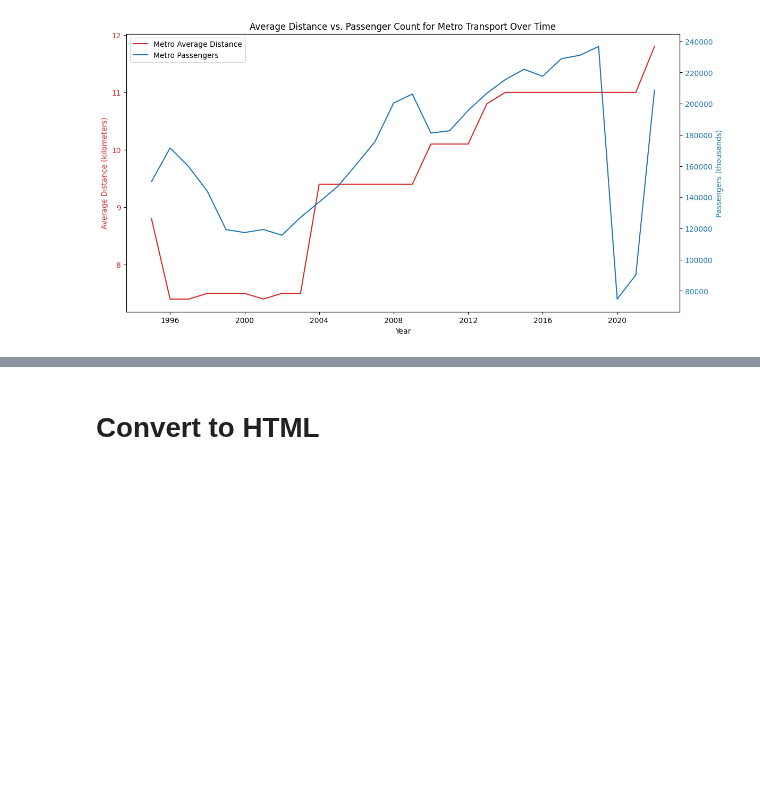
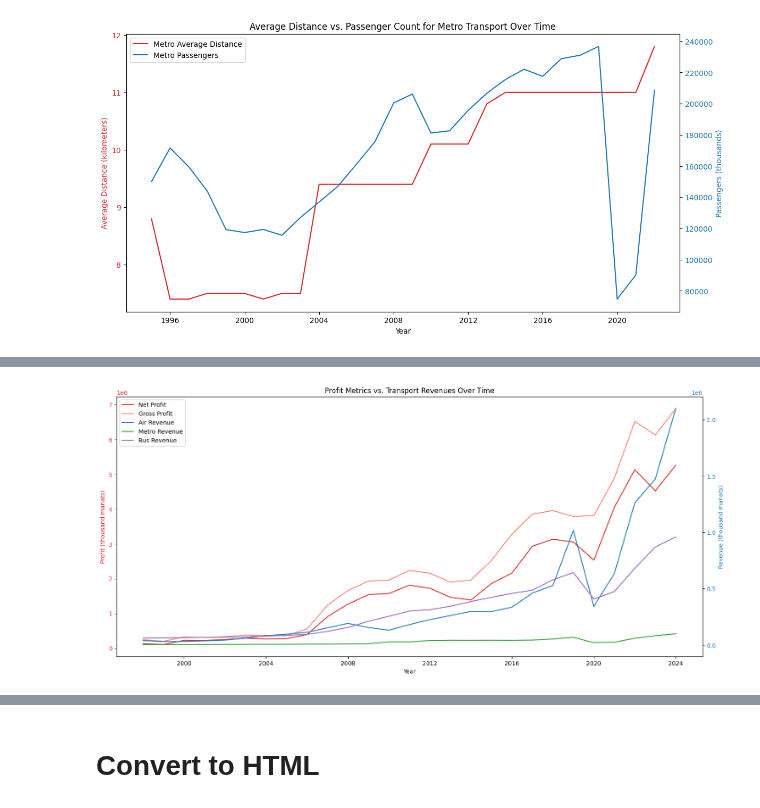
Before and after one commit to vugaer/OpenData.AZ-Analysis, a Jupyter notebook: analyze.ipynb, the cells around one changed output, grey strips where cells are left out. Drawn from its saved outputs; the diff is of its cells as text; code cells hidden in the pictures; blank space fills up the shorter version.

```diff
--- a/analyze.ipynb
+++ b/analyze.ipynb
@@ -614,3 +613,7 @@ for mode, cols in modes_to_plot.items():
 [figure]
 [figure]
 [figure]
+# %%
+df_profit_revenue = pd.merge(df1, df3, left_index=True, right_index=True, how='inner')
+df_profit_revenue = df_profit_revenue[['Net profit (current prices) (thousand manats)', 'Gross profit (current prices) (thousand manats)', 'Air', 'Metro', 'Bus']]
+df_profit_revenue.head()
@@ -616,0 +628,36 @@ for mode, cols in modes_to_plot.items():
+# %%
+fig, ax1 = plt.subplots(figsize=(15, 7))
+
+# Profit metrics on the first y-axis
+profit_cols_data = [
+    {'column': 'Net profit (current prices) (thousand manats)', 'label': 'Net Profit', 'color': 'tab:red'},
+    {'column': 'Gross profit (current prices) (thousand manats)', 'label': 'Gross Profit', 'color': 'salmon'}
+]
+ax1.set_xlabel('Year')
+ax1.set_ylabel('Profit (thousand manats)', color='tab:red')
+for item in profit_cols_data:
+    ax1.plot(df_profit_revenue.index, df_profit_revenue[item['column']], color=item['color'], label=item['label'])
+ax1.tick_params(axis='y', labelcolor='tab:red')
+
+# Transport revenues on the second y-axis
+ax2 = ax1.twinx()
+revenue_cols_data = [
+    {'column': 'Air', 'label': 'Air Revenue', 'color': 'tab:blue'},
+    {'column': 'Metro', 'label': 'Metro Revenue', 'color': 'tab:green'},
+    {'column': 'Bus', 'label': 'Bus Revenue', 'color': 'tab:purple'}
+]
+ax2.set_ylabel('Revenue (thousand manats)', color='tab:blue')
+for item in revenue_cols_data:
+    ax2.plot(df_profit_revenue.index, df_profit_revenue[item['column']], color=item['color'], label=item['label'])
+ax2.tick_params(axis='y', labelcolor='tab:blue')
+
+fig.tight_layout()
+plt.title('Profit Metrics vs. Transport Revenues Over Time')
+
+handles1, labels1 = ax1.get_legend_handles_labels()
+handles2, labels2 = ax2.get_legend_handles_labels()
+ax1.legend(handles1 + handles2, labels1 + labels2, loc='upper left')
+
+plt.show()
+# %% [output]
+[figure, added]
```
Also changed, not shown: parts of 19 cells of this notebook.
